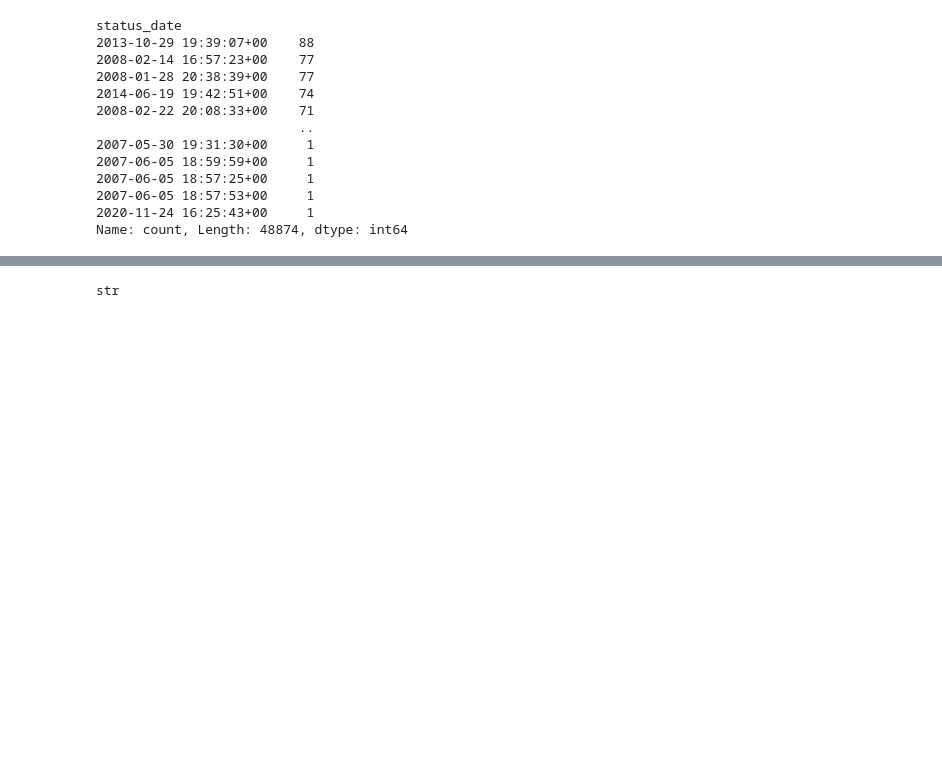
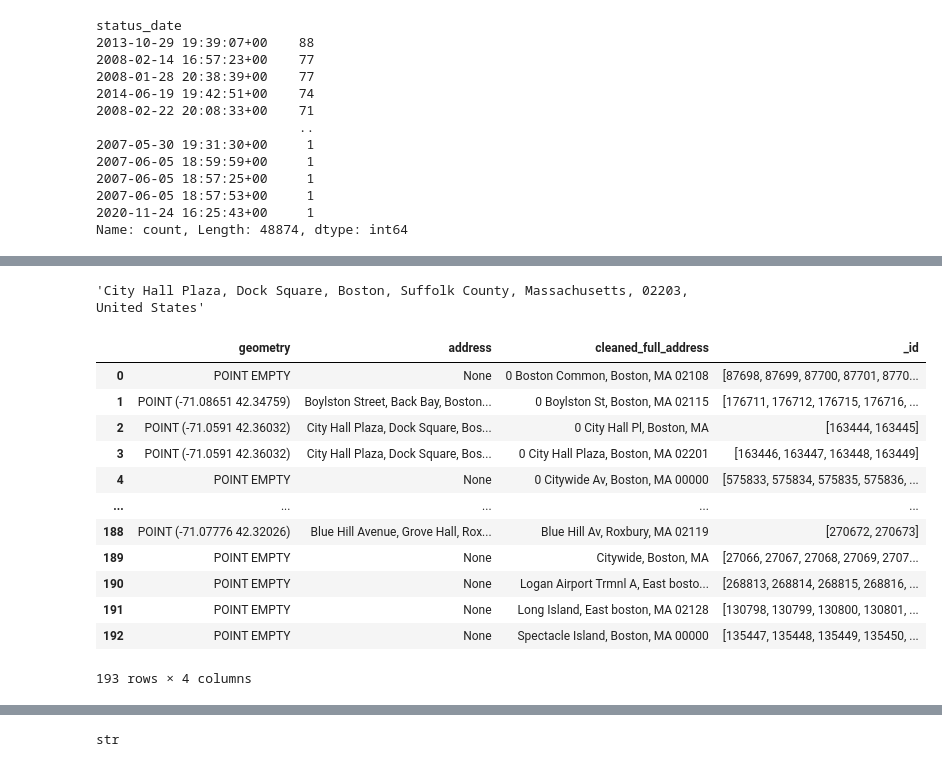
Before and after one commit to josephheadley3/food-inspection-prediction-model, a Jupyter notebook: data_cleaning_steps.ipynb, the cells around one changed output, grey strips where cells are left out. Saved outputs shown, nothing was run; the diff lists cells and outputs as text; code cells hidden in the pictures; blank space fills up the shorter version.

```diff
--- a/data_cleaning_steps.ipynb
+++ b/data_cleaning_steps.ipynb
@@ -108,0 +213,3 @@ Name: count, Length: 48874, dtype: int64
+# %%
+df_with_address_only = df_with_address.copy().loc[df_with_address['location'].isnull()]
+df_with_coords = df_with_address.copy().loc[df_with_address['location'].isnull() == False]
@@ -108,0 +292,2 @@ Name: count, Length: 48874, dtype: int64
+# %%
+df_unique_addresses = df_with_address_only.groupby(['cleaned_full_address']).agg({'_id': lambda x: x.tolist()}).reset_index()
@@ -108,0 +310,2 @@ Name: count, Length: 48874, dtype: int64
+# %%
+gdf_geocoded = gpd.tools.geocode(df_unique_addresses['cleaned_full_address'], provider='nominatim', user_agent='autogis_xx', timeout=4)
@@ -108,0 +344,22 @@ Name: count, Length: 48874, dtype: int64
+# %%
+gdf_geocoded['address'].iloc[2]
+# %% [output]
+'City Hall Plaza, Dock Square, Boston, Suffolk County, Massachusetts, 02203, United States'
+# %%
+geojoined_df = gdf_geocoded.join(df_unique_addresses)
+# %%
+geojoined_df
+# %% [output]
+|  | geometry | address | cleaned_full_address | _id |
+| 0 | POINT EMPTY | None | 0 Boston Common, Boston, MA 02108 | [87698, 87699, 87700, 87701, 8770... |
+| 1 | POINT (-71.08651 42.34759) | Boylston Street, Back Bay, Boston... | 0 Boylston St, Boston, MA 02115 | [176711, 176712, 176715, 176716, ... |
+| 2 | POINT (-71.0591 42.36032) | City Hall Plaza, Dock Square, Bos... | 0 City Hall Pl, Boston, MA | [163444, 163445] |
+| 3 | POINT (-71.0591 42.36032) | City Hall Plaza, Dock Square, Bos... | 0 City Hall Plaza, Boston, MA 02201 | [163446, 163447, 163448, 163449] |
+| 4 | POINT EMPTY | None | 0 Citywide Av, Boston, MA 00000 | [575833, 575834, 575835, 575836, ... |
+| ... | ... | ... | ... | ... |
+| 188 | POINT (-71.07776 42.32026) | Blue Hill Avenue, Grove Hall, Rox... | Blue Hill Av, Roxbury, MA 02119 | [270672, 270673] |
+| 189 | POINT EMPTY | None | Citywide, Boston, MA | [27066, 27067, 27068, 27069, 2707... |
+| 190 | POINT EMPTY | None | Logan Airport Trmnl A, East bosto... | [268813, 268814, 268815, 268816, ... |
+| 191 | POINT EMPTY | None | Long Island, East boston, MA 02128 | [130798, 130799, 130800, 130801, ... |
+| 192 | POINT EMPTY | None | Spectacle Island, Boston, MA 00000 | [135447, 135448, 135449, 135450, ... |
+193 rows × 4 columns
```
Also changed, not shown: parts of 31 cells of this notebook.
